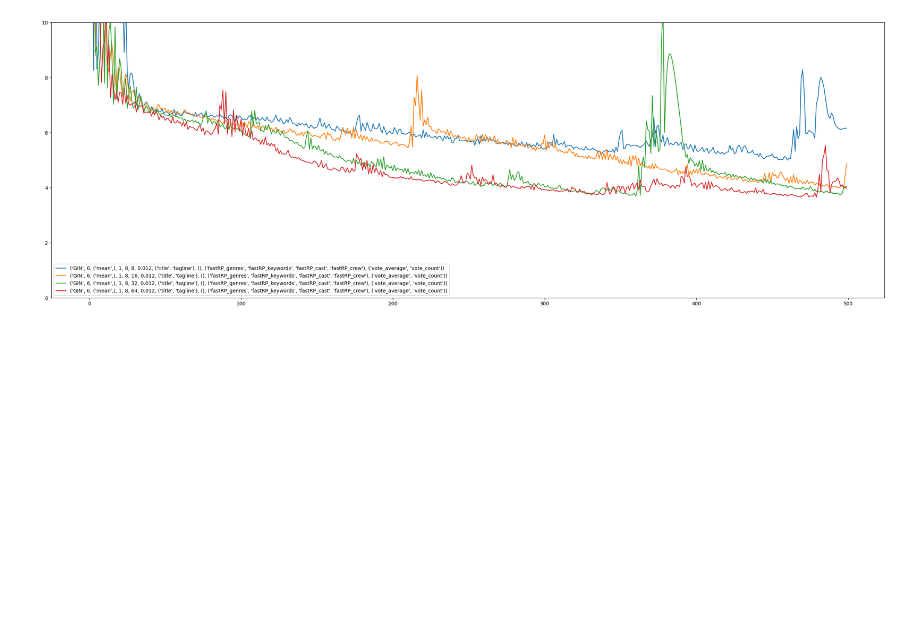
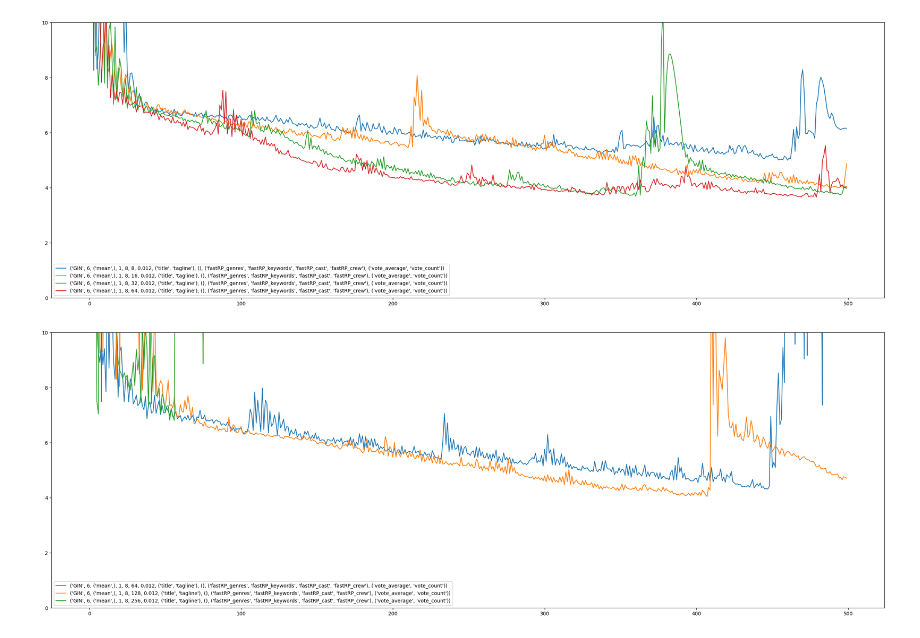
Before and after one commit to John-Atha/diploma, a Jupyter notebook: model/visualizations/GIN_visualize.ipynb, the cells around one changed output. Cells and saved outputs as stored; diff of their text form; code cells hidden in the pictures; blank space fills up the shorter version.

```diff
--- a/model/visualizations/GIN_visualize.ipynb
+++ b/model/visualizations/GIN_visualize.ipynb
@@ -16,3 +18,10 @@ with open(results_path) as f:
     plot_loss(losses, ylim=10)
 # %% [output]
 [figure]
+# %%
+results_path = "../results/GIN_optimize_2_2022-11-12 16:05:55.json"
+with open(results_path) as f:
+    losses = json.load(f)
+    plot_loss(losses, ylim=10)
+# %% [output]
+[figure, added]
```
Also changed, not shown: parts of 2 cells of this notebook, 2 other files.
